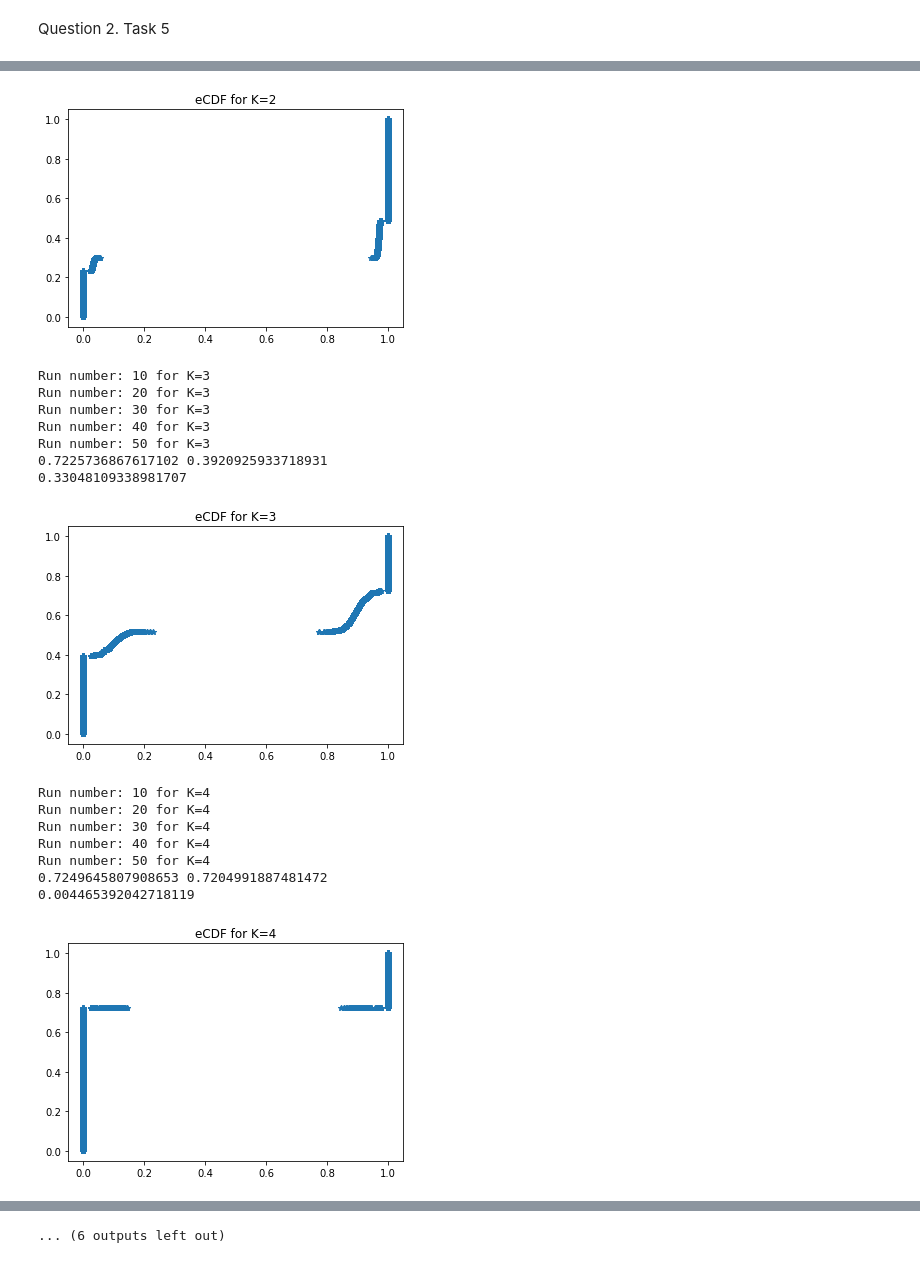
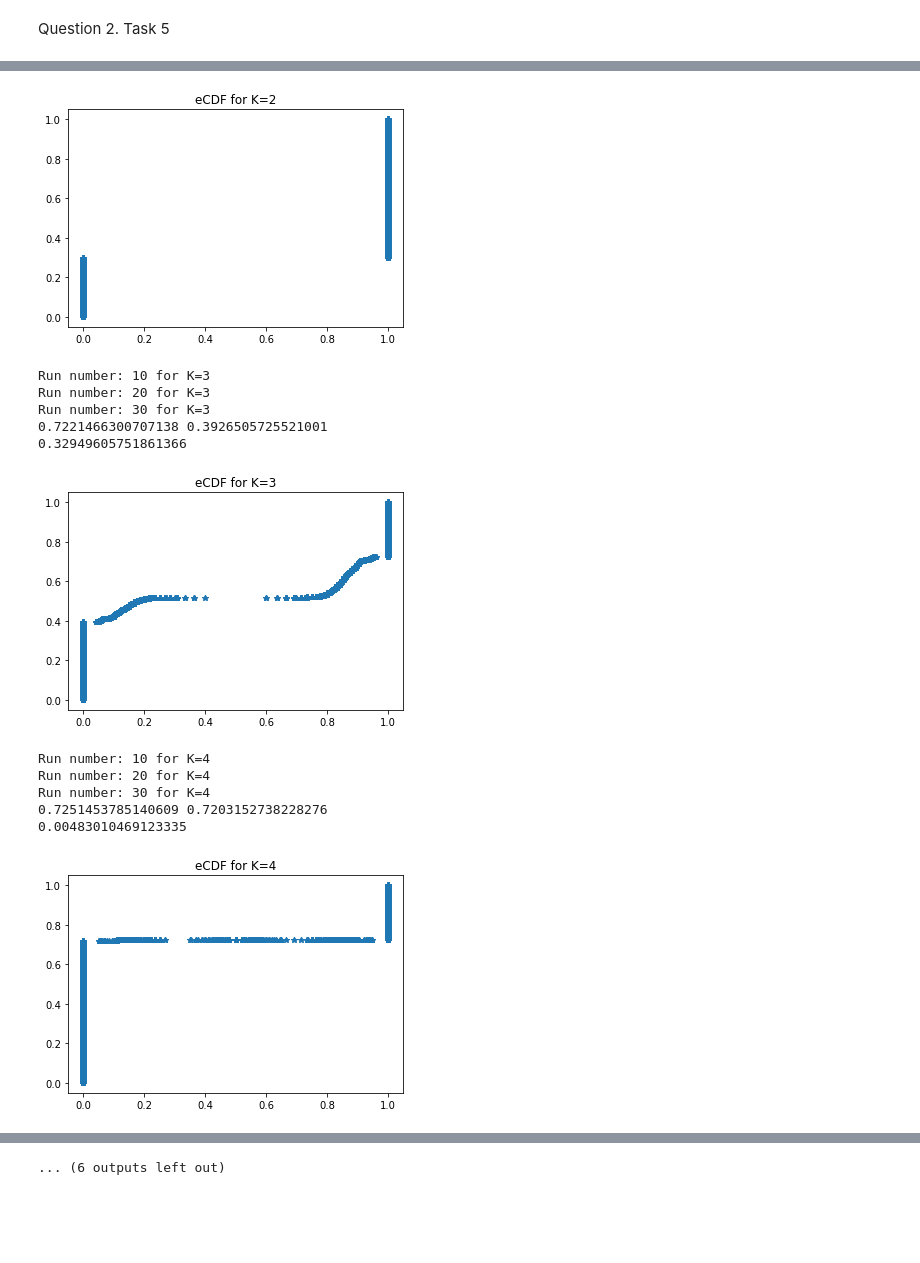
Before and after one commit to antonsandberg/Big-Data, a Jupyter notebook: Project2.ipynb, the cells around one changed output, grey strips where cells are left out. Drawn from its saved outputs; the diff is of its cells as text; code cells hidden in the pictures; blank space fills up the shorter version.

```diff
--- a/Project2.ipynb
+++ b/Project2.ipynb
@@ -168,7 +168,7 @@ print(principalComponents.shape)
 fig = plt.figure(figsize=(20,14))
 plt.suptitle(f'{n_components} PCA analysis', color='White')
 axes = fig.subplots(nrows=n_components, ncols=n_components)
-colors = ['red', 'blue', 'green', 'black', 'orange']
+colors = ['red', 'blue', 'green', 'black', 'orange', 'purple', 'pink']
 
 for x_index in range(n_components):
     for y_index in range(n_components):
@@ -237,7 +237,7 @@ Not really right?
 # %% [markdown]
 Q1.2 Task 4
 # %%
-n_components = 5
+n_components = 6
 pca = PCA(n_components)
 principalComponents = pca.fit_transform(normalized_df)
 
@@ -282,7 +282,7 @@ if n_components > 2:
         for y_index in range(n_components):
             for cluster, color, label in zip(range(n_of_clusters), colors, correct_label_list):
                 cluster_indices = [idx for idx, label in enumerate(prediction) if cluster == label]
-                if x_index==y_index and x_index == 0:
+                if x_index==y_index and x_index == 0 and n_of_clusters == 5:
                     axes[x_index, y_index].scatter(principalComponents[value, x_index], principalComponents[value, y_index], color=color, label=label)
                     axes[x_index, y_index].legend()
                 elif x_index == y_index:
@@ -347,7 +347,7 @@ else:
 # %%
-fig = plt.figure(figsize=(16,12))
-plt.suptitle(f'{n_components=} KM Clustering ', color='White')
-axes = fig.subplots(nrows=n_components, ncols=n_components)
+# fig = plt.figure(figsize=(16,12))
+# plt.suptitle(f'{n_components=} KM Clustering ', color='White')
+# axes = fig.subplots(nrows=n_components, ncols=n_components)
 # %%
 # Calculate the intra cluster variance for a range of cluster sizes and plot them (disclose which PCA size we use)
 n_of_runs = 10
@@ -503,8 +503,8 @@ Ks = range(2, M+1)
 #Ks = [6]
 n_of_samples = dataset.shape[0]
 subset_size = int(0.8*n_of_samples)
-n_of_runs = 50
-q1 = 0.01
+n_of_runs = 30
+q1 = 0.02
 q2 = 1-q1
 PACs = np.zeros(len(Ks))
 
@@ -519,7 +519,8 @@ for idx, n_of_clusters in enumerate(Ks):
         prediction = KM_model.fit_predict(subset_dataset)
         #indices_n_prediction = np.column_stack((chosen_indices, prediction))
 
-        # Might be stupid to do this and instead loop double over the chosen indices
+        # Might be stupid to do this and instead loop double over the chosen indices (would take 36% less time I think (or maybe not since those times
+        # we just skip so might be unnecessary))
         for y_index in range(n_of_samples):
             y_sample = y_index + 1
             y_sample_pred_ind = BinarySearch(chosen_indices, y_sample)
@@ -549,8 +550,6 @@ for idx, n_of_clusters in enumerate(Ks):
     # Calculate the first index that is bigger that q2 and the last index that is smaller than q1
 
     C = C.flatten()
-
-    # a is the data array
     x = np.array(sorted(C, reverse=False))
     y = np.arange(len(x))/float(len(x))
     f_q2 = y[np.where(x < q2)[0][-1]]
@@ -574,20 +571,16 @@ Run number: 50 for K=2
-[figure, old version]
+[figure, new version]
 Run number: 10 for K=3
 Run number: 20 for K=3
 Run number: 30 for K=3
-Run number: 40 for K=3
-Run number: 50 for K=3
-0.7225736867617102 0.3920925933718931
-0.33048109338981707
+0.7221466300707138 0.3926505725521001
+0.32949605751861366
-[figure, old version]
+[figure, new version]
 Run number: 10 for K=4
 Run number: 20 for K=4
 Run number: 30 for K=4
-Run number: 40 for K=4
-Run number: 50 for K=4
-0.7249645807908653 0.7204991887481472
-0.004465392042718119
+0.7251453785140609 0.7203152738228276
+0.00483010469123335
-[figure, old version]
+[figure, new version]
 Run number: 10 for K=5
 Run number: 20 for K=5
 Run number: 30 for K=5
```
Also changed, not shown: parts of 14 cells of this notebook.
